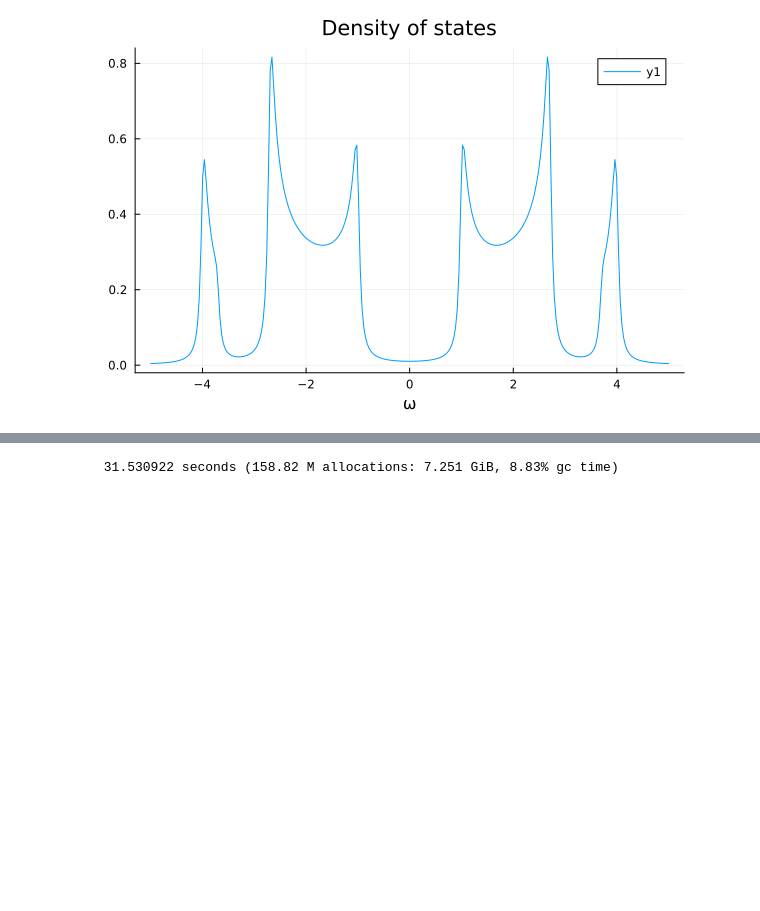
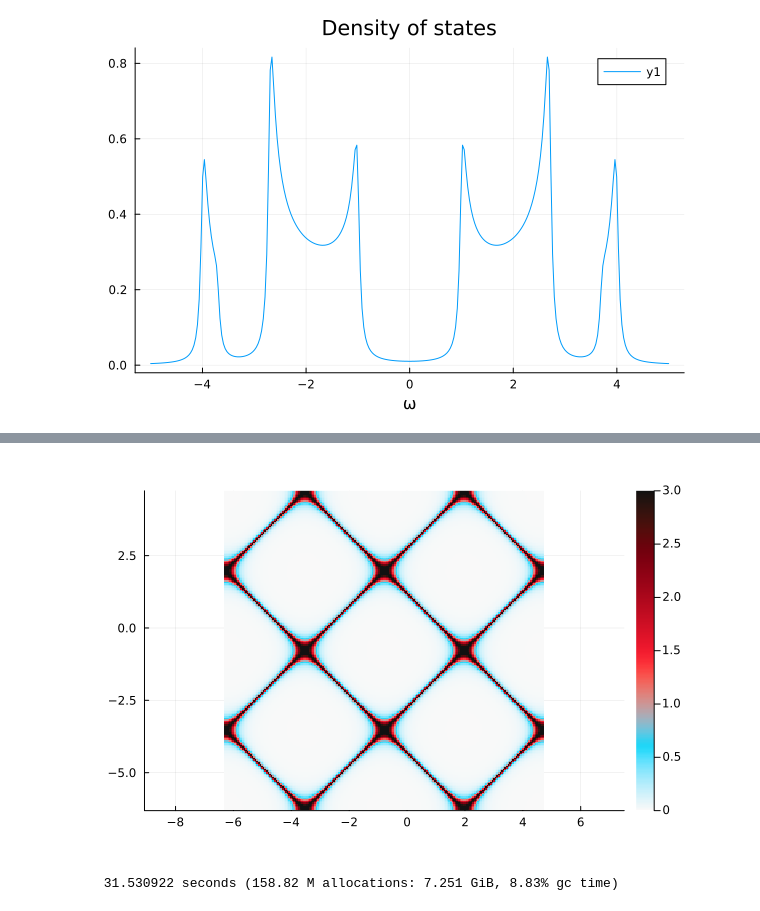
Before and after one commit to ZongYongyue/QuantumClusterTheories.jl, a Jupyter notebook: demo/spectrum.ipynb, the cells around one changed output, grey strips where cells are left out. Drawn from its saved outputs; the diff is of its cells as text; code cells hidden in the pictures; blank space fills up the shorter version.

Commit message:
add demo for fermisurface

```diff
--- a/demo/spectrum.ipynb
+++ b/demo/spectrum.ipynb
@@ -57,3 +57,14 @@ f = plot(k_path, ω_range, A; xlabel="k", ylabel="ω", color=colorbar, title="Sp
+# %%
+
+rz = ReciprocalZone(
+    [[(4/2)*pi, 0.0], [0.0, (4/2)*pi]], -1.0=>1.0, -1.0=>1.0;
+    length=200, ends=(true, true))
+#S = fermisurface(:f, vca, rz, 0.0)
+gfv = singleParticleGreenFunction(:f, vca, rz, 0:1:0; μ=0.0, η=0.1)
+S = reshape(spectrum(gfv; select=[1]), Int(√(length(rz))), Int(√(length(rz))))
+heatmap(range(-(4/2)*pi,(3/2)*pi,200),range(-(4/2)*pi,(3/2)*pi,200),S, ratio=1, color=colorbar,clims=(0, 3))
+# %% [output]
+[figure, added]
 # %%
 rz = ReciprocalZone(reciprocals(unitcell.vectors); length=200)
 spawn(24)
```
Also changed, not shown: parts of 2 cells of this notebook.
